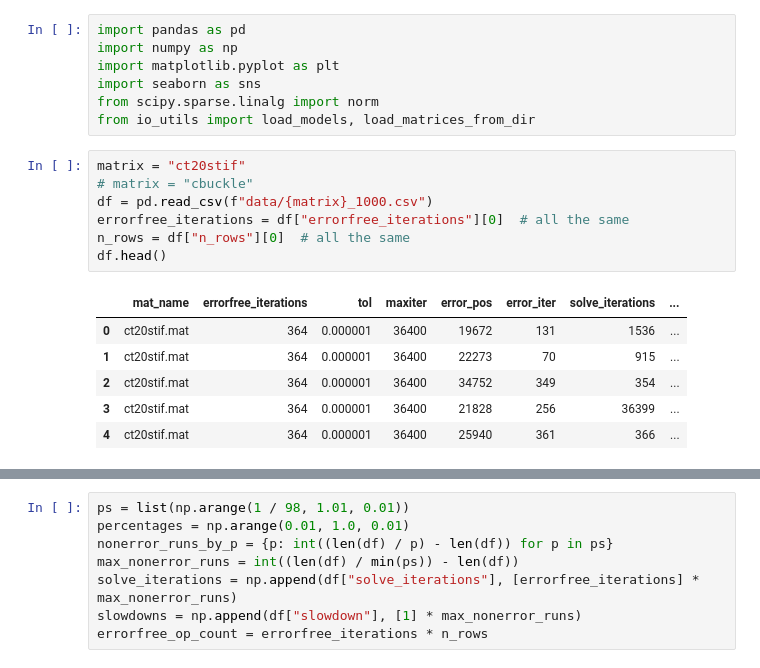
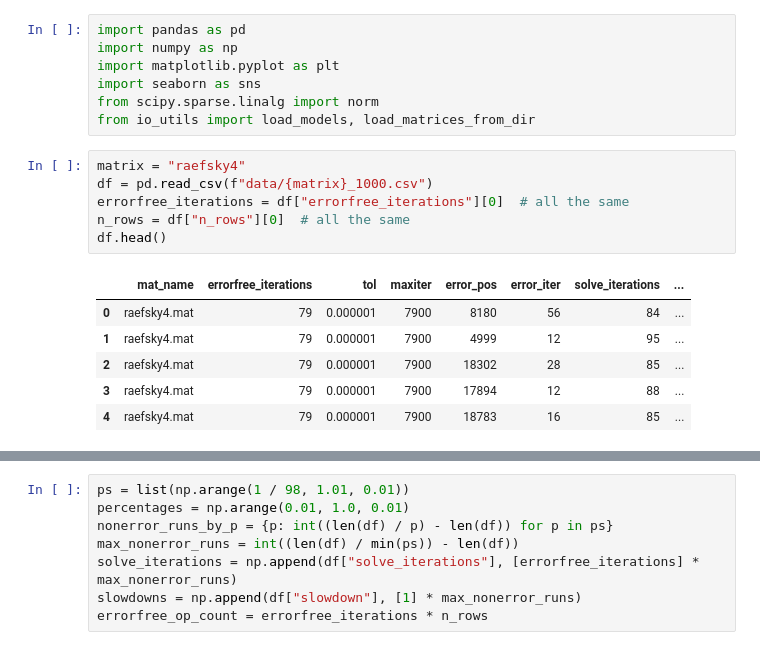
Before and after one commit to DanielRJohnson/Dynamic-Selective-Protection, a Jupyter notebook: analyses/overhead_analysis.ipynb, the cells around one changed output, grey strips where cells are left out. Cells and saved outputs as stored; diff of their text form.

```diff
--- a/analyses/overhead_analysis.ipynb
+++ b/analyses/overhead_analysis.ipynb
@@ -10,19 +10,18 @@ import seaborn as sns
 from scipy.sparse.linalg import norm
 from io_utils import load_models, load_matrices_from_dir
 # %%
-matrix = "ct20stif"
-# matrix = "cbuckle"
+matrix = "raefsky4"
 df = pd.read_csv(f"data/{matrix}_1000.csv")
 errorfree_iterations = df["errorfree_iterations"][0]  # all the same
 n_rows = df["n_rows"][0]  # all the same
 df.head()
 # %% [output]
 |  | mat_name | errorfree_iterations | tol | maxiter | error_pos | error_iter | solve_iterations | ... |
-| 0 | ct20stif.mat | 364 | 0.000001 | 36400 | 19672 | 131 | 1536 | ... |
-| 1 | ct20stif.mat | 364 | 0.000001 | 36400 | 22273 | 70 | 915 | ... |
-| 2 | ct20stif.mat | 364 | 0.000001 | 36400 | 34752 | 349 | 354 | ... |
-| 3 | ct20stif.mat | 364 | 0.000001 | 36400 | 21828 | 256 | 36399 | ... |
-| 4 | ct20stif.mat | 364 | 0.000001 | 36400 | 25940 | 361 | 366 | ... |
+| 0 | raefsky4.mat | 79 | 0.000001 | 7900 | 8180 | 56 | 84 | ... |
+| 1 | raefsky4.mat | 79 | 0.000001 | 7900 | 4999 | 12 | 95 | ... |
+| 2 | raefsky4.mat | 79 | 0.000001 | 7900 | 18302 | 28 | 85 | ... |
+| 3 | raefsky4.mat | 79 | 0.000001 | 7900 | 17894 | 12 | 88 | ... |
+| 4 | raefsky4.mat | 79 | 0.000001 | 7900 | 18783 | 16 | 85 | ... |
 # %%
 chosen_models = {
     "bcsstk18": "RandomForestRegressor",
```
Also changed, not shown: parts of 6 cells of this notebook, 14 other files.
